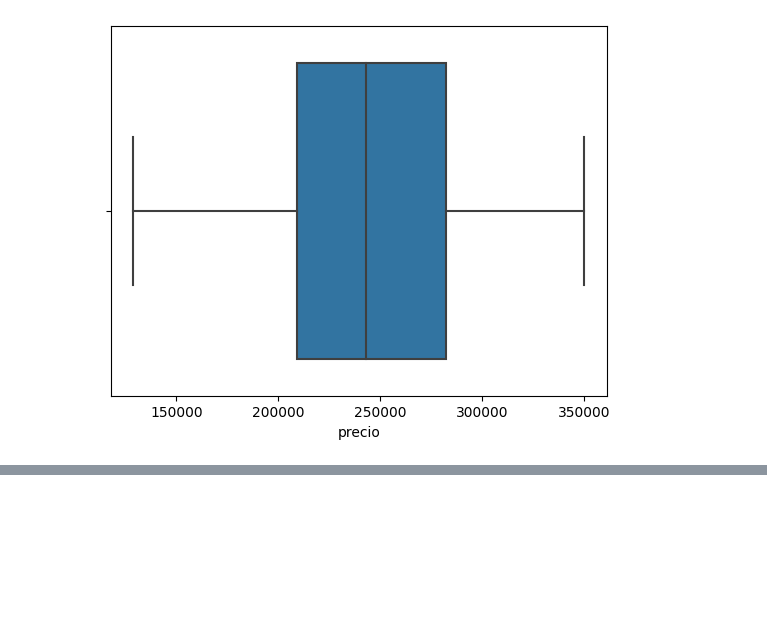
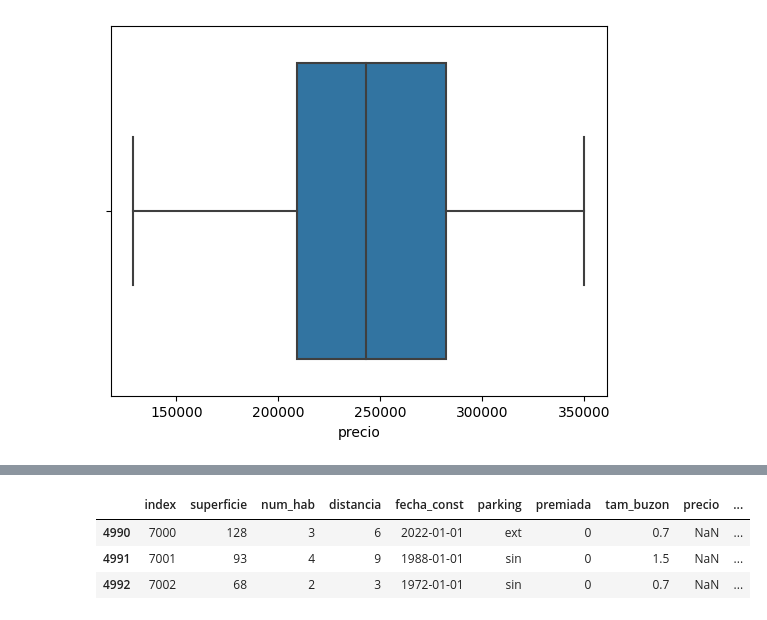
Before and after one commit to haroldavis/Clasification-model, a Jupyter notebook: price-house.ipynb, the cells around one changed output, grey strips where cells are left out. Drawn from its saved outputs; the diff is of its cells as text; code cells hidden in the pictures; blank space fills up the shorter version.

```diff
--- a/price-house.ipynb
+++ b/price-house.ipynb
@@ -147,0 +252,7 @@ df_predecir['parking']=df_predecir['parking'].fillna('sin')
+# %%
+df_predecir1
+# %% [output]
+|  | index | superficie | num_hab | distancia | fecha_const | parking | premiada | tam_buzon | precio | ... |
+| 4990 | 7000 | 128 | 3 | 6 | 2022-01-01 | ext | 0 | 0.7 | NaN | ... |
+| 4991 | 7001 | 93 | 4 | 9 | 1988-01-01 | sin | 0 | 1.5 | NaN | ... |
+| 4992 | 7002 | 68 | 2 | 3 | 1972-01-01 | sin | 0 | 0.7 | NaN | ... |
```
Also changed, not shown: parts of 26 cells of this notebook.
